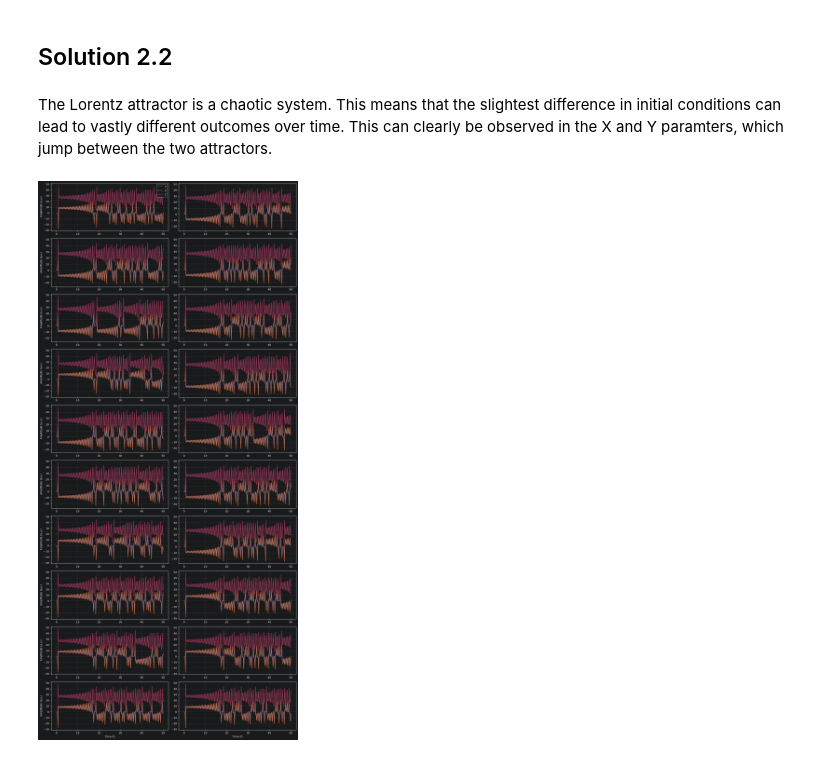
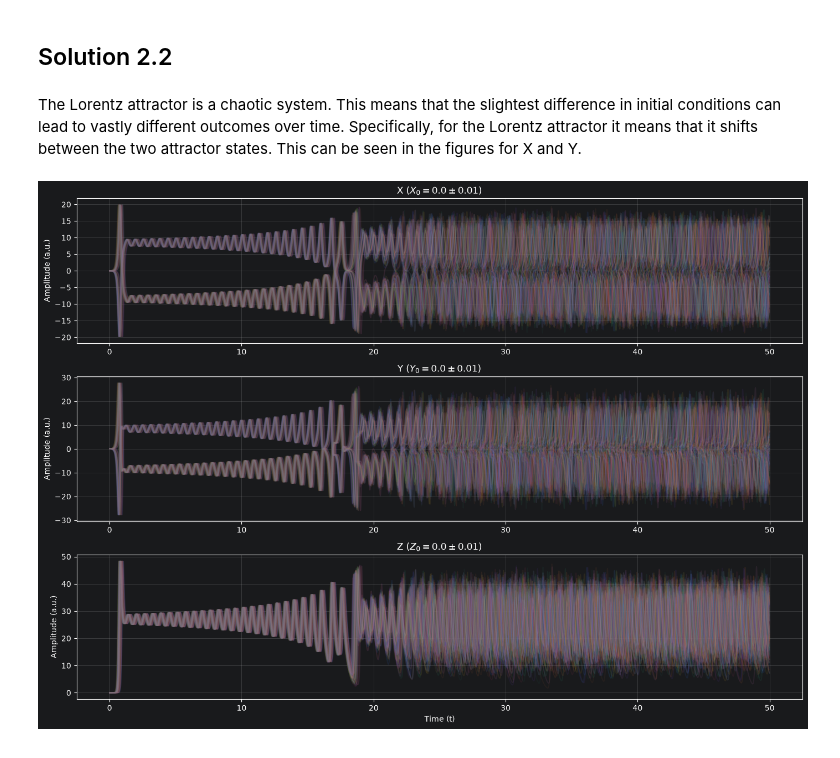
Before and after one commit to samschilder02/exercises_ComplexAdaptiveSystems_SOW-MKI49, a Jupyter notebook: CAS assignment 3.ipynb, the cells around one changed output. Saved outputs shown, nothing was run; the diff lists cells and outputs as text; code cells hidden in the pictures.

```diff
--- a/CAS assignment 3.ipynb
+++ b/CAS assignment 3.ipynb
@@ -216,7 +216,7 @@ dt = 0.01
 time = jnp.arange(t0, tn, dt)
 
 initial_states = jnp.array([
-    [1.0, 1.0, 1.0],
+    [0.0, 0.0, 0.0],
     [2.0, 1.0, 0.0]
 ])
 
@@ -272,7 +272,7 @@ Simulate the trajectories for 100 initial conditions, all of which are minor (ra
 # %% [markdown]
 ## Solution 2.2
 # %% [markdown]
-The Lorentz attractor is a chaotic system. This means that the slightest difference in initial conditions can lead to vastly different outcomes over time. This can clearly be observed in the X and Y paramters, which jump between the two attractors.
+The Lorentz attractor is a chaotic system. This means that the slightest difference in initial conditions can lead to vastly different outcomes over time. Specifically, for the Lorentz attractor it means that it shifts between the two attractor states. This can be seen in the figures for X and Y.
 # %%
 # set parameters
 t0 = 0.0
@@ -281,50 +281,49 @@ dt = 0.01
 time = jnp.arange(t0, tn, dt)
 
 initial_states = jnp.array([
     [0.0, 0.0, 0.0]
 ])
 
 # create random perturbated states
 n_inits = 100  # number of initial states
 key = jax.random.PRNGKey(1)
 noise_level = 0.01
 noise = jax.random.normal(key, shape=(n_inits,3)) * noise_level
-initial_states = initial_states + noise
+noisy_initial_states = initial_states + noise
 
 # simulate
 f_lorenz = lambda state, t: lorenz(state)
 step_fn = get_rk4(f_lorenz, dt)
 
 @jax.jit
 def run_simulation(inits, t_array):
     scan_fn = lambda init_state: jax.lax.scan(step_fn, init_state, t_array)[1]
     return jax.vmap(scan_fn)(inits)
 
-trajectories = run_simulation(initial_states, time).block_until_ready()
+trajectories = run_simulation(noisy_initial_states, time).block_until_ready()
 
-# plot time series and state space in cartesian coordinates
-n_rows = int(n_inits/2)
-fig, ax = plt.subplots(n_rows, 2, figsize=(14, n_rows*3))
+# plot time series
+fig, ax = plt.subplots(3, 1, figsize=(14, 10))
 
-for i, initial_state in enumerate(initial_states):
-    row = i % n_rows
-    column = 0 if i < n_rows else 1
+for i in range(n_inits):
+    ax[0].plot(time, trajectories[i, :, 0], alpha=0.1)
+    ax[1].plot(time, trajectories[i, :, 1], alpha=0.1)
+    ax[2].plot(time, trajectories[i, :, 2], alpha=0.1)
 
-    ax[row,column].plot(time, trajectories[i, :, 0], label="x")
-    ax[row,column].plot(time, trajectories[i, :, 1], label="y")
-    ax[row,column].plot(time, trajectories[i, :, 2], label="z")
+ax[0].set_title(f'X ($X_0 = {initial_states[0,0]} \\pm {noise_level}$)')
+ax[0].set_ylabel('Amplitude (a.u.)')
+ax[0].grid(True, alpha=0.3)
 
-    if column == 0:
-        ax[row,column].set_ylabel("Amplitude (a.u.)")
+ax[1].set_title(f'Y ($Y_0 = {initial_states[0,1]} \\pm {noise_level}$)')
+ax[1].set_ylabel('Amplitude (a.u.)')
+ax[1].grid(True, alpha=0.3)
 
-    if row == n_rows - 1:
-            ax[row,column].set_xlabel("Time (t)")
-
-    ax[row,column].grid(True, alpha=0.3)
-
-ax[0,0].legend(loc="upper right")
+ax[2].set_title(f'Z ($Z_0 = {initial_states[0,2]} \\pm {noise_level}$)')
+ax[2].set_xlabel('Time (t)')
+ax[2].set_ylabel('Amplitude (a.u.)')
+ax[2].grid(True, alpha=0.3)
 
 plt.tight_layout()
 plt.show()
 # %% [output]
-[figure, old version]
+[figure, new version]
```
Also changed, not shown: parts of 1 cell of this notebook.
